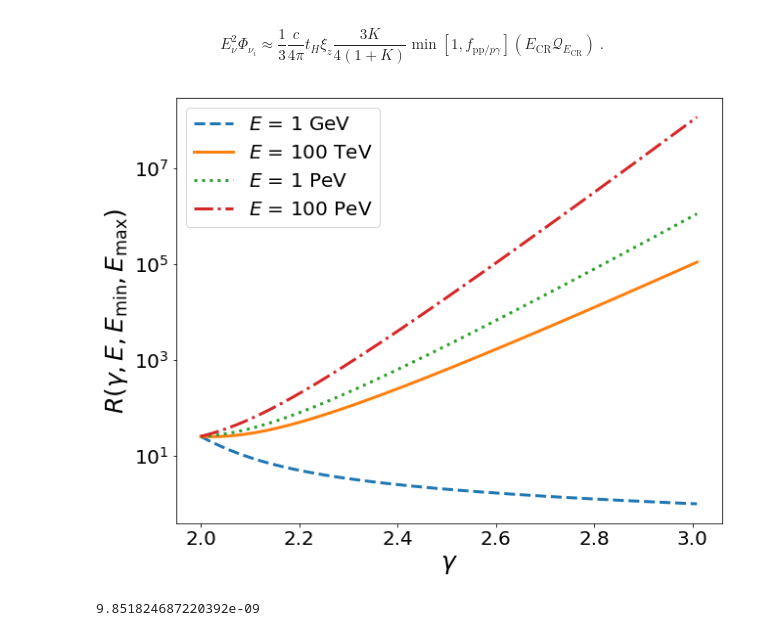
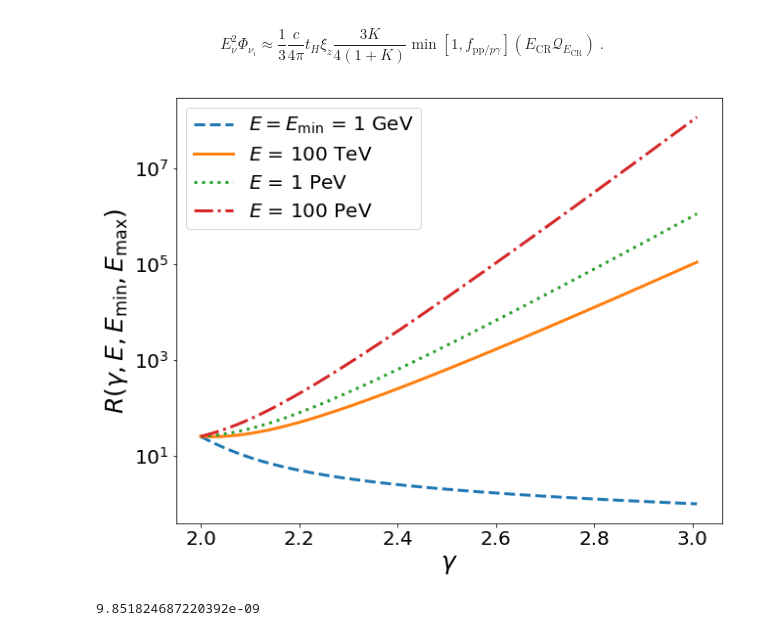
Before and after one commit to YarnoMerckx/diffuse-neutrino-flux-u-lirgs, a Jupyter notebook: Extrapolation.ipynb, the cells around one changed output. Cells and saved outputs as stored; diff of their text form; code cells hidden in the pictures.

```diff
--- a/Extrapolation.ipynb
+++ b/Extrapolation.ipynb
@@ -182,27 +182,27 @@ plt.savefig("/Users/yarno/Documents/PhD/Pictures/Extrapolation_plots/Hz_evolutio
 # %%
 def Rp(E,Emin,Emax,s):
     if s==2:
         return np.log(Emax/Emin)
     else:
         return ((pow(Emin,-s+2)-pow(Emax,-s+2))/(s-2))*pow(E,s-2)
 
 fig3 = plt.figure(figsize=(10,8))
 s_range = np.arange(2,3.01,0.001)
 Rp = np.vectorize(Rp)
 
-plt.plot(s_range, Rp(1,1,1e11,s_range),'--', label = '$E$ = 1 GeV',linewidth = 3)
+plt.plot(s_range, Rp(1,1,1e11,s_range),'--', label = '$E = E_{\min}$ = 1 GeV',linewidth = 3)
 plt.plot(s_range, Rp(1e5,1,1e11,s_range), label= '$E$ = 100 TeV',linewidth = 3)
 plt.plot(s_range, Rp(1e6,1,1e11,s_range),linestyle = 'dotted', label= '$E$ = 1 PeV',linewidth = 3)
 plt.plot(s_range, Rp(1e8,1,1e11,s_range),linestyle = 'dashdot', label= '$E$ = 100 PeV',linewidth = 3)
 plt.legend(fontsize = 20)
 plt.yscale('log')
 plt.xticks(fontsize = 20)
 plt.yticks(fontsize = 20)
 plt.xlabel('$\\gamma$',fontsize = 25)
 plt.ylabel('$R(\\gamma, E, E_{\\min}, E_{\\max})$',fontsize = 25)
 plt.savefig("/Users/yarno/Documents/PhD/Pictures/Extrapolation_plots/R.png",bbox_inches="tight")
 # %% [output]
-[figure, old version]
+[figure, new version]
 # %%
 def nuflux(E,alpha,DL_compl,xiz,eta,fpp,txt,txt2,txt3):
     tH = (pow(cosmo.H(0),-1)).to((u.Mpc*u.s)/u.Mpc) #inverse of Hubble parameter in seconds
```
Also changed, not shown: 1 other file.
